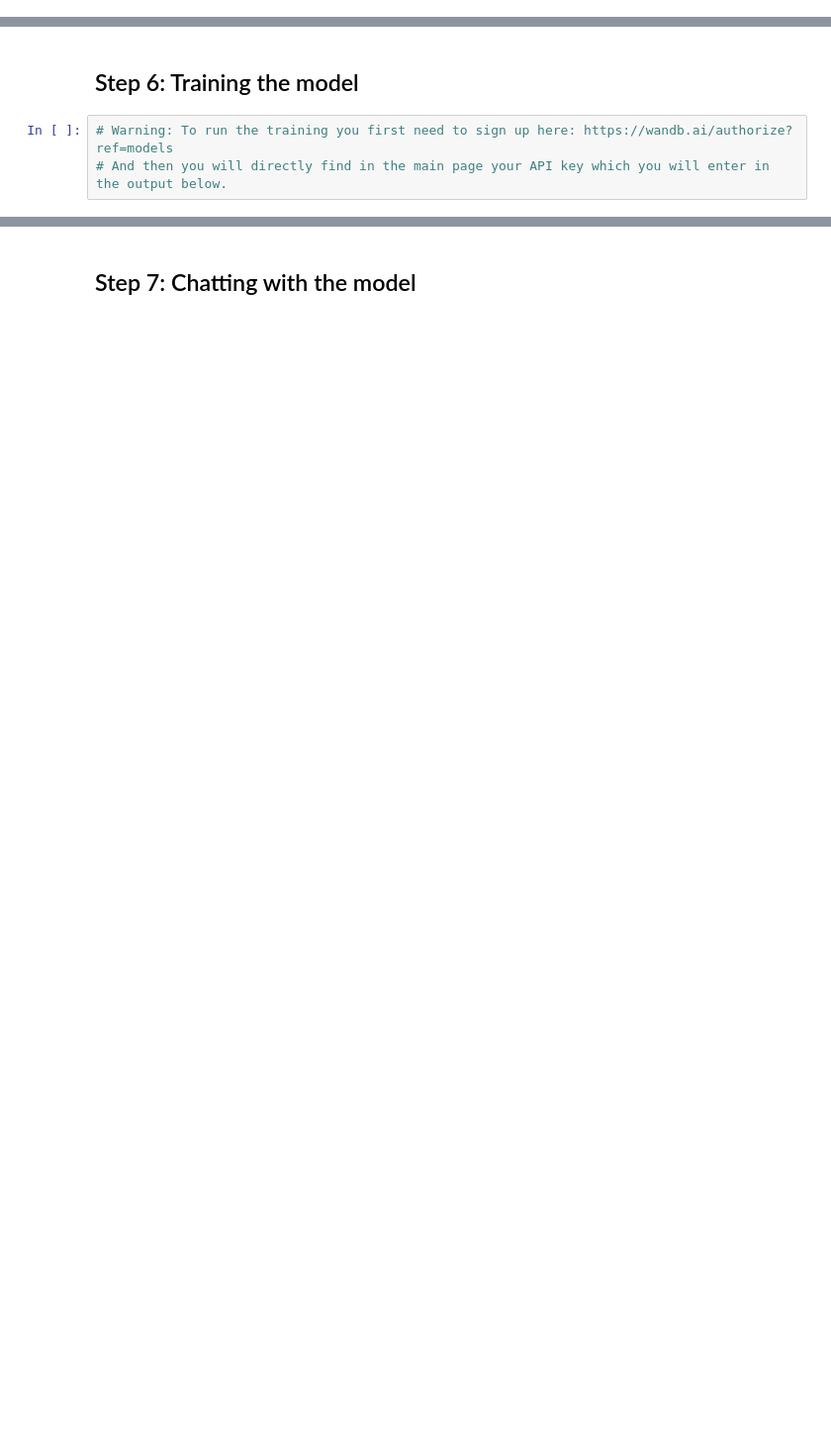
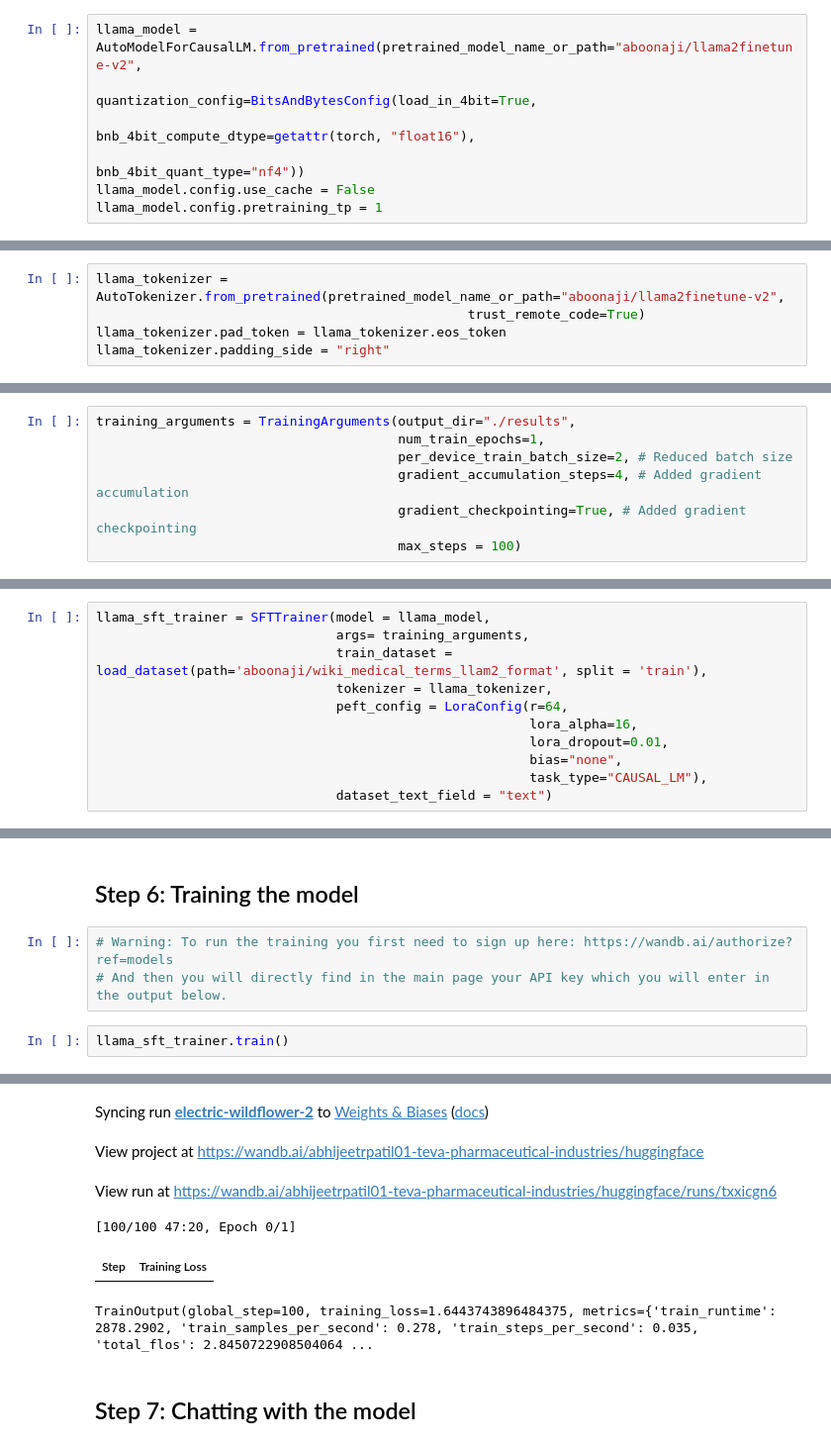
Before and after one commit to AbhijeetRPatil/AgenticAI-GenAI-RL, a Jupyter notebook: Fine_Tuning_LLMs_with_Hugging_Face_Partial_Code.ipynb, the cells around one changed output, grey strips where cells are left out. Shown at 99% size. Saved outputs shown, nothing was run; the diff lists cells and outputs as text; blank space fills up the shorter version.

```diff
--- a/Fine_Tuning_LLMs_with_Hugging_Face_Partial_Code.ipynb
+++ b/Fine_Tuning_LLMs_with_Hugging_Face_Partial_Code.ipynb
@@ -49,3 +49,10 @@ from datasets import load_dataset
 from transformers import (AutoModelForCausalLM, AutoTokenizer, BitsAndBytesConfig, TrainingArguments, pipeline)
 # %% [markdown]
 ## Step 2: Loading the model
+# %%
+llama_model = AutoModelForCausalLM.from_pretrained(pretrained_model_name_or_path="aboonaji/llama2finetune-v2",
+                                                   quantization_config=BitsAndBytesConfig(load_in_4bit=True,
+                                                                                          bnb_4bit_compute_dtype=getattr(torch, "float16"),
+                                                                                          bnb_4bit_quant_type="nf4"))
+llama_model.config.use_cache = False
+llama_model.config.pretraining_tp = 1
@@ -52,6 +65,29 @@ from transformers import (AutoModelForCausalLM, AutoTokenizer, BitsAndBytesConfi
 # %% [markdown]
 ## Step 3: Loading the tokenizer
+# %%
+llama_tokenizer = AutoTokenizer.from_pretrained(pretrained_model_name_or_path="aboonaji/llama2finetune-v2",
+                                                trust_remote_code=True)
+llama_tokenizer.pad_token = llama_tokenizer.eos_token
+llama_tokenizer.padding_side = "right"
 # %% [markdown]
 ## Step 4: Setting the training arguments
+# %%
+training_arguments = TrainingArguments(output_dir="./results",
+                                       num_train_epochs=1,
+                                       per_device_train_batch_size=2, # Reduced batch size
+                                       gradient_accumulation_steps=4, # Added gradient accumulation
+                                       gradient_checkpointing=True, # Added gradient checkpointing
+                                       max_steps = 100)
 # %% [markdown]
 ## Step 5: Creating the Supervised Fine-Tuning trainer
+# %%
+llama_sft_trainer = SFTTrainer(model = llama_model,
+                               args= training_arguments,
+                               train_dataset = load_dataset(path='aboonaji/wiki_medical_terms_llam2_format', split = 'train'),
+                               tokenizer = llama_tokenizer,
+                               peft_config = LoraConfig(r=64,
+                                                        lora_alpha=16,
+                                                        lora_dropout=0.01,
+                                                        bias="none",
+                                                        task_type="CAUSAL_LM"),
+                               dataset_text_field = "text")
@@ -60,3 +99,6 @@ from transformers import (AutoModelForCausalLM, AutoTokenizer, BitsAndBytesConfi
 # %%
 # Warning: To run the training you first need to sign up here: https://wandb.ai/authorize?ref=models
 # And then you will directly find in the main page your API key which you will enter in the output below.
+# %%
+llama_sft_trainer.train()
+# %% [output]
@@ -63,2 +110,8 @@ from transformers import (AutoModelForCausalLM, AutoTokenizer, BitsAndBytesConfi
+Syncing run electric-wildflower-2 to Weights & Biases (docs)
+View project at https://wandb.ai/abhijeetrpatil01-teva-pharmaceutical-industries/huggingface
+View run at https://wandb.ai/abhijeetrpatil01-teva-pharmaceutical-industries/huggingface/runs/txxicgn6
+[100/100 47:20, Epoch 0/1]
+| Step | Training Loss |
+TrainOutput(global_step=100, training_loss=1.6443743896484375, metrics={'train_runtime': 2878.2902, 'train_samples_per_second': 0.278, 'train_steps_per_second': 0.035, 'total_flos': 2.8450722908504064 ...
 # %% [markdown]
 ## Step 7: Chatting with the model
```
Also changed, not shown: parts of 5 cells of this notebook.
